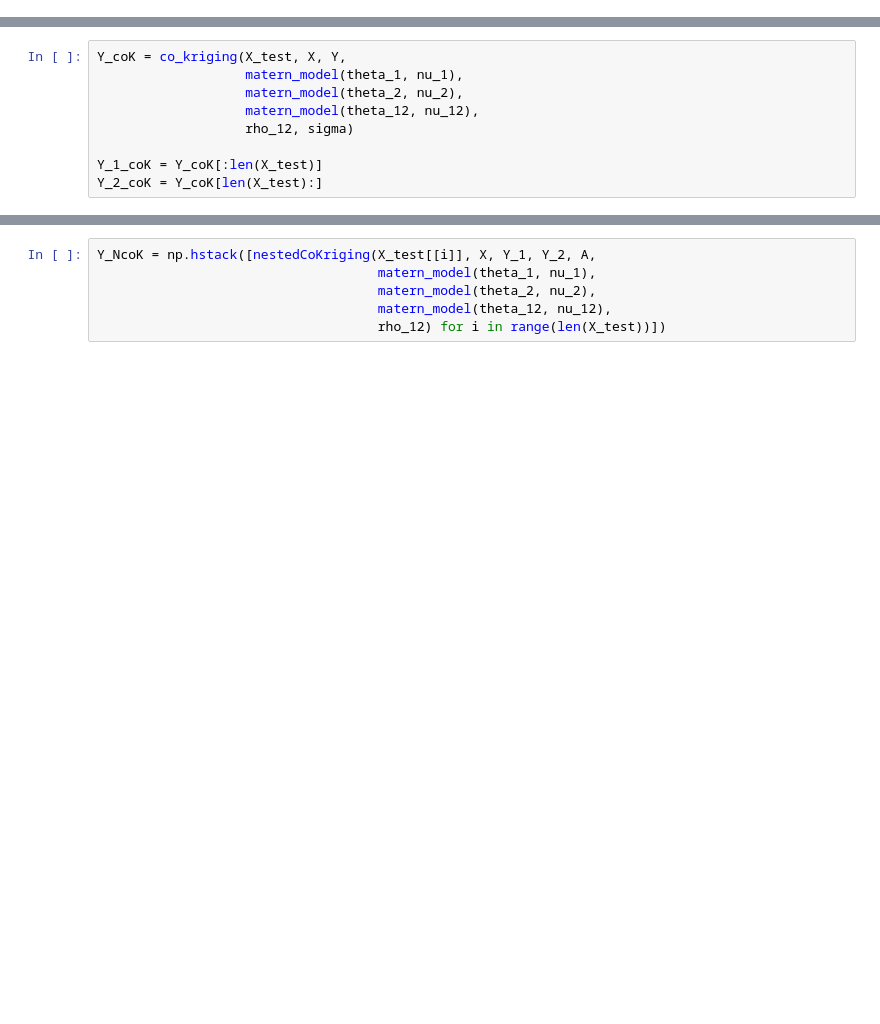
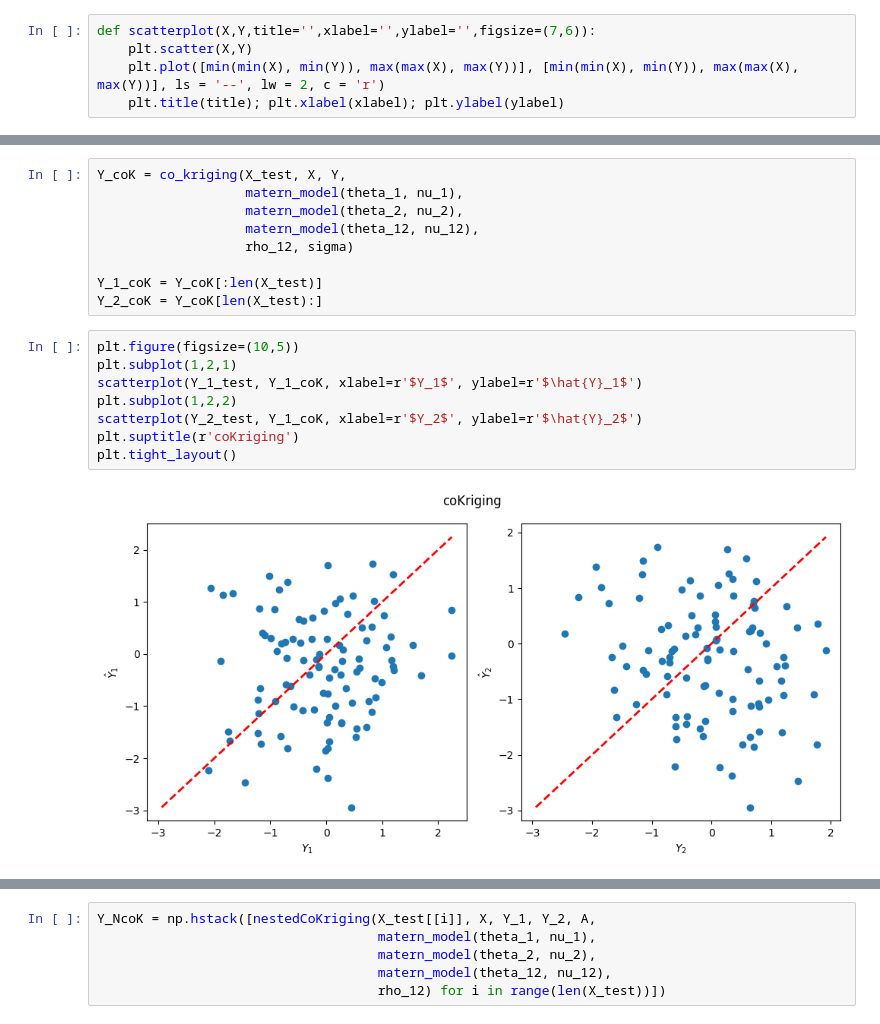
Before and after one commit to AlejandroVillazonG/NestedCoKriging, a Jupyter notebook: 4 nestedCoKriging.ipynb, the cells around one changed output, grey strips where cells are left out. Drawn from its saved outputs; the diff is of its cells as text; blank space fills up the shorter version.

```diff
--- a/4 nestedCoKriging.ipynb
+++ b/4 nestedCoKriging.ipynb
@@ -38,3 +33,8 @@ def K(X_1, X_2, cov_1, cov_2, cov_12, rho_12):
+# %%
+def scatterplot(X,Y,title='',xlabel='',ylabel='',figsize=(7,6)):
+    plt.scatter(X,Y)
+    plt.plot([min(min(X), min(Y)), max(max(X), max(Y))], [min(min(X), min(Y)), max(max(X), max(Y))], ls = '--', lw = 2, c = 'r')
+    plt.title(title); plt.xlabel(xlabel); plt.ylabel(ylabel)
 # %%
 def co_kriging(x, X, Y, cov_1, cov_2, cov_12, rho_12, sigma):
     'si x es un conjunto de puntos, entrega las predicciones (Y_1.T, Y_2.T).T'
@@ -392,6 +371,16 @@ Y_coK = co_kriging(X_test, X, Y,
 
 Y_1_coK = Y_coK[:len(X_test)]
 Y_2_coK = Y_coK[len(X_test):]
+# %%
+plt.figure(figsize=(10,5))
+plt.subplot(1,2,1)
+scatterplot(Y_1_test, Y_1_coK, xlabel=r'$Y_1$', ylabel=r'$\hat{Y}_1$')
+plt.subplot(1,2,2)
+scatterplot(Y_2_test, Y_1_coK, xlabel=r'$Y_2$', ylabel=r'$\hat{Y}_2$')
+plt.suptitle(r'coKriging')
+plt.tight_layout()
+# %% [output]
+[figure, added]
 # %%
 from sklearn.cluster import KMeans
 
```
Also changed, not shown: parts of 30 cells of this notebook.
